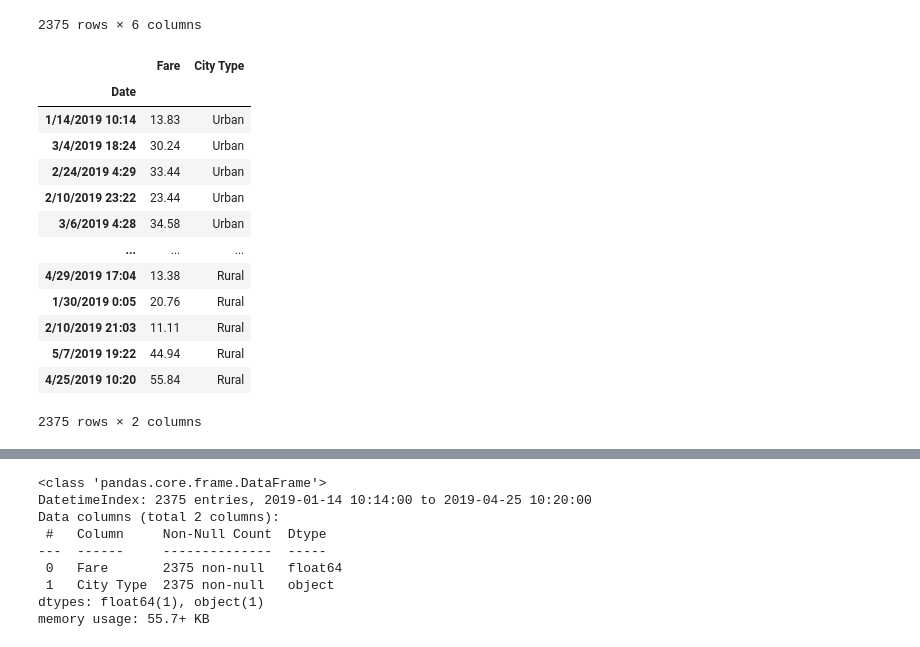
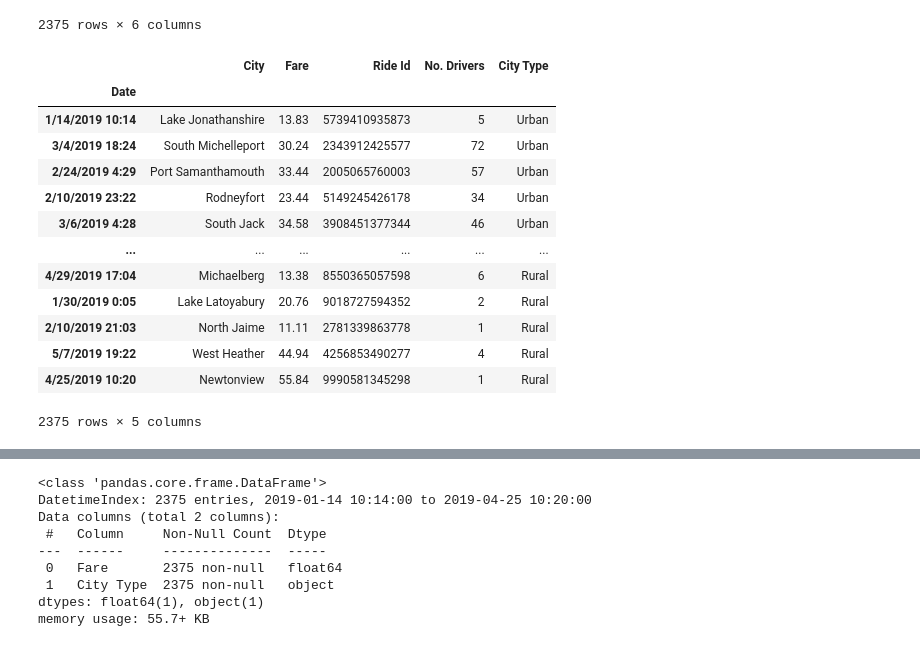
Before and after one commit to bumlang936/PyBer_Analysis, a Jupyter notebook: PyBer_Challenge.ipynb, the cells around one changed output, grey strips where cells are left out. Drawn from its saved outputs; the diff is of its cells as text; code cells hidden in the pictures.

```diff
--- a/PyBer_Challenge.ipynb
+++ b/PyBer_Challenge.ipynb
@@ -138,20 +137,19 @@ pyber_data_df
 2375 rows × 6 columns
 # %%
 pyber_data_df = pyber_data_df.set_index(['Date'])
-pyber_data_df_new = pyber_data_df[['Fare', 'City Type']]
-pyber_data_df_new
+pyber_data_df
 # %% [output]
-|  | Fare | City Type |
-| Date |  |  |
-| 1/14/2019 10:14 | 13.83 | Urban |
-| 3/4/2019 18:24 | 30.24 | Urban |
-| 2/24/2019 4:29 | 33.44 | Urban |
-| 2/10/2019 23:22 | 23.44 | Urban |
-| 3/6/2019 4:28 | 34.58 | Urban |
-| ... | ... | ... |
-| 4/29/2019 17:04 | 13.38 | Rural |
-| 1/30/2019 0:05 | 20.76 | Rural |
-| 2/10/2019 21:03 | 11.11 | Rural |
-| 5/7/2019 19:22 | 44.94 | Rural |
-| 4/25/2019 10:20 | 55.84 | Rural |
+|  | City | Fare | Ride Id | No. Drivers | City Type |
+| Date |  |  |  |  |  |
+| 1/14/2019 10:14 | Lake Jonathanshire | 13.83 | 5739410935873 | 5 | Urban |
+| 3/4/2019 18:24 | South Michelleport | 30.24 | 2343912425577 | 72 | Urban |
+| 2/24/2019 4:29 | Port Samanthamouth | 33.44 | 2005065760003 | 57 | Urban |
+| 2/10/2019 23:22 | Rodneyfort | 23.44 | 5149245426178 | 34 | Urban |
+| 3/6/2019 4:28 | South Jack | 34.58 | 3908451377344 | 46 | Urban |
+| ... | ... | ... | ... | ... | ... |
+| 4/29/2019 17:04 | Michaelberg | 13.38 | 8550365057598 | 6 | Rural |
+| 1/30/2019 0:05 | Lake Latoyabury | 20.76 | 9018727594352 | 2 | Rural |
+| 2/10/2019 21:03 | North Jaime | 11.11 | 2781339863778 | 1 | Rural |
+| 5/7/2019 19:22 | West Heather | 44.94 | 4256853490277 | 4 | Rural |
+| 4/25/2019 10:20 | Newtonview | 55.84 | 9990581345298 | 1 | Rural |
-2375 rows × 2 columns
+2375 rows × 5 columns
```
Also changed, not shown: parts of 3 cells of this notebook.
